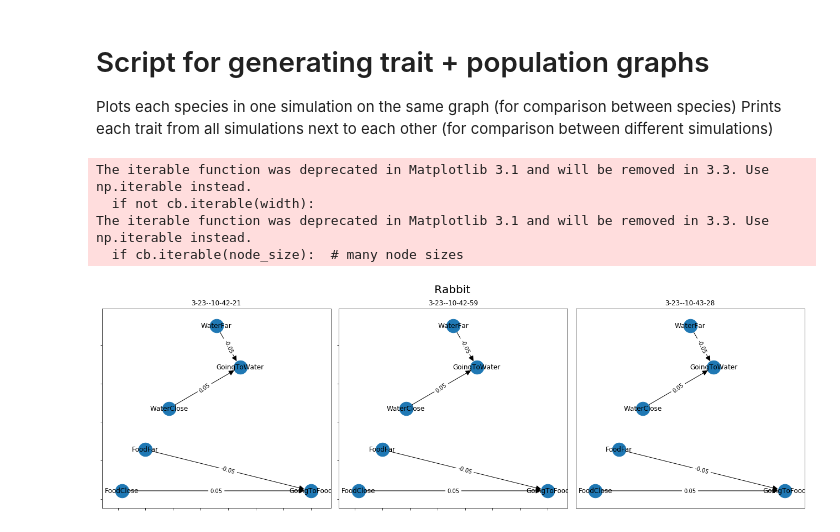
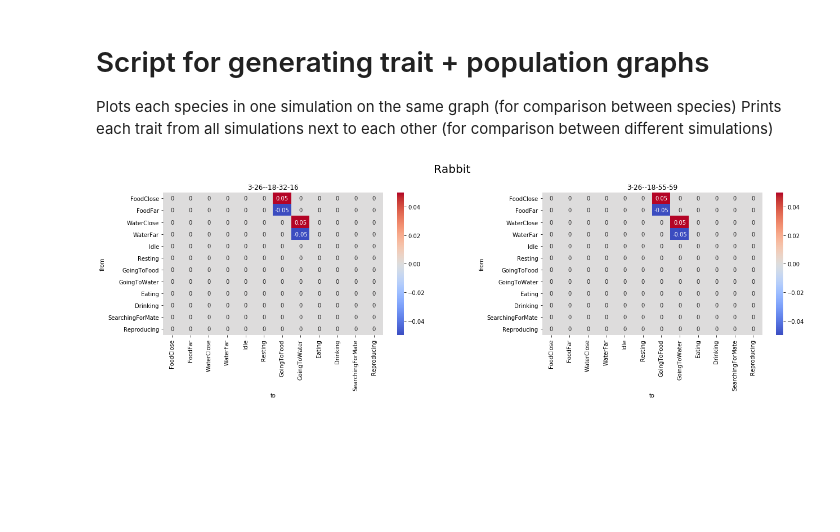
Before and after one commit to RobertZetterlund/ecosystem, a Jupyter notebook: Python Scripts and Logs/GraphTraits.ipynb, the cells around one changed output. Drawn from its saved outputs; the diff is of its cells as text; code cells hidden in the pictures; blank space fills up the shorter version.

Commit message:
FCM can now be visualised as an heatmap

```diff
--- a/Python Scripts and Logs/GraphTraits.ipynb
+++ b/Python Scripts and Logs/GraphTraits.ipynb
@@ -3,7 +3,7 @@
 Plots each species in one simulation on the same graph (for comparison between species)
 Prints each trait from all simulations next to each other (for comparison between different simulations)
 # %%
-export = True
+export = False
 # %%
 # basic imports and reading of file
 import matplotlib.pyplot as plt
@@ -22,18 +22,20 @@ import json
 traits = []
 fcms = []
 dataframes = []
-fcmJsons = []
+fcm_dataframes = []
 
 subFolders = glob.glob("Logs/*/")
 for sub in subFolders:
-    traits = traits + glob.glob(sub +"*.txt")
-    fcms = fcms + glob.glob(sub + "*.json")
+    traits = traits + glob.glob(sub +"Traits.txt")
+    fcms = fcms + glob.glob(sub + "*_fcm.txt")
 for file in traits:
     dataframes.append((pd.read_csv(file), file.split('\\')[1]))
+#for file in fcms:
+#    with open(file, 'r') as f:
+#        fcm = json.load(f)
+#    fcmJsons.append((fcm, file.split('\\')[1], file.split('\\')[2].split('.')[0]))
 for file in fcms:
-    with open(file, 'r') as f:
-        fcm = json.load(f)
-    fcmJsons.append((fcm, file.split('\\')[1], file.split('\\')[2].split('.')[0]))
+    fcm_dataframes.append((pd.read_csv(file), file.split('\\')[1], file.split('\\')[2].split('_fcm.')[0]))
 # %%
 # see what species and traits exist
 species = set()
@@ -47,41 +49,41 @@ for df in dataframes:
 folder="Graphs/" + time.strftime("%m-%d--%H-%M-%S")
 Path(folder).mkdir(parents=True, exist_ok=True)
 # %%
+
 # plot fcm
 for s in species:
+    fig, axes = plt.subplots(1,len(fcm_dataframes), figsize = (18,6))
+    fig.get_axes()[0].annotate(s,(0.5,0.95),xycoords='figure fraction', ha='center',fontsize=20)
+    counter = 0
+    for fcm in fcm_dataframes:
+        ax = None
+        if fcm[2] == s:
+            #read csv
+            data = fcm[0]
+            #Make it display the fields in the same way as they are listed in EntityField
+            data['from'] = pd.Categorical(data['from'], data['from'].unique())
+            data['to'] = pd.Categorical(data['to'], data['to'].unique())
 
-    fig, axes = plt.subplots(1,len(dataframes), figsize = (18,6))
-    #fig.get_axes()[0].annotate(s,(0.5,0.95),xycoords='figure fraction', ha='center',fontsize=20)
-    counter = 0
-    for fcm in fcmJsons:
 
-        if fcm[2] == s:
-            G = nx.DiGraph(directed=True)
-            for entry in fcm[0]['weights']:
-                G.add_weighted_edges_from([(entry['from'], entry['to'], entry['weight'])])
+            data = data.pivot('from', 'to', 'weight')
+            ax = sns.heatmap(data,center=0, annot=True, cmap="coolwarm", ax=axes[counter])#,vmin=-1, vmax=1)
+            ax.set_title(fcm[1])
+            #axes.set_title(fcm[1])
+            counter += 1
+            # fix for mpl bug that cuts off top/bottom of seaborn viz
+            b, t = ax.get_ylim() # discover the values for bottom and top
+            b += 0.5 # Add 0.5 to the bottom
+            t -= 0.5 # Subtract 0.5 from the top
+            ax.set_ylim([b,t]) # update the ylim(bottom, top) values
 
-            edge_labels=dict([((u,v,),d['weight'])
-                             for u,v,d in G.edges(data=True)])
-
-            pos=nx.planar_layout(G)
-            nx.draw_networkx(G, pos, arrows=True, arrowsize=20, with_labels=True, node_size=600, font_color='black', ax = axes[counter], title = fcm[1])
-            nx.draw_networkx_edge_labels(G, pos, edge_labels=edge_labels, font_size=10, ax = axes[counter], title = fcm[1])
-            axes[counter].set_xticklabels([])
-            axes[counter].set_yticklabels([])
-            axes[counter].set_title(fcm[1])
-            counter += 1
-    fig.suptitle(s, y = 0.97, size = 20)
+    #fig.suptitle(s, y = 0.97, size = 20)
 
     plt.tight_layout()
     plt.subplots_adjust(top=0.87)
     if export:
         fig.savefig(folder + "/" + s)
 # %% [output]
-The iterable function was deprecated in Matplotlib 3.1 and will be removed in 3.3. Use np.iterable instead.
-  if not cb.iterable(width):
-The iterable function was deprecated in Matplotlib 3.1 and will be removed in 3.3. Use np.iterable instead.
-  if cb.iterable(node_size):  # many node sizes
-[figure, old version]
+[figure, new version]
 # %%
 # plot traits grouped by trait and simulation
 for t in traits:
```
Also changed, not shown: parts of 3 cells of this notebook, 5 other files.
